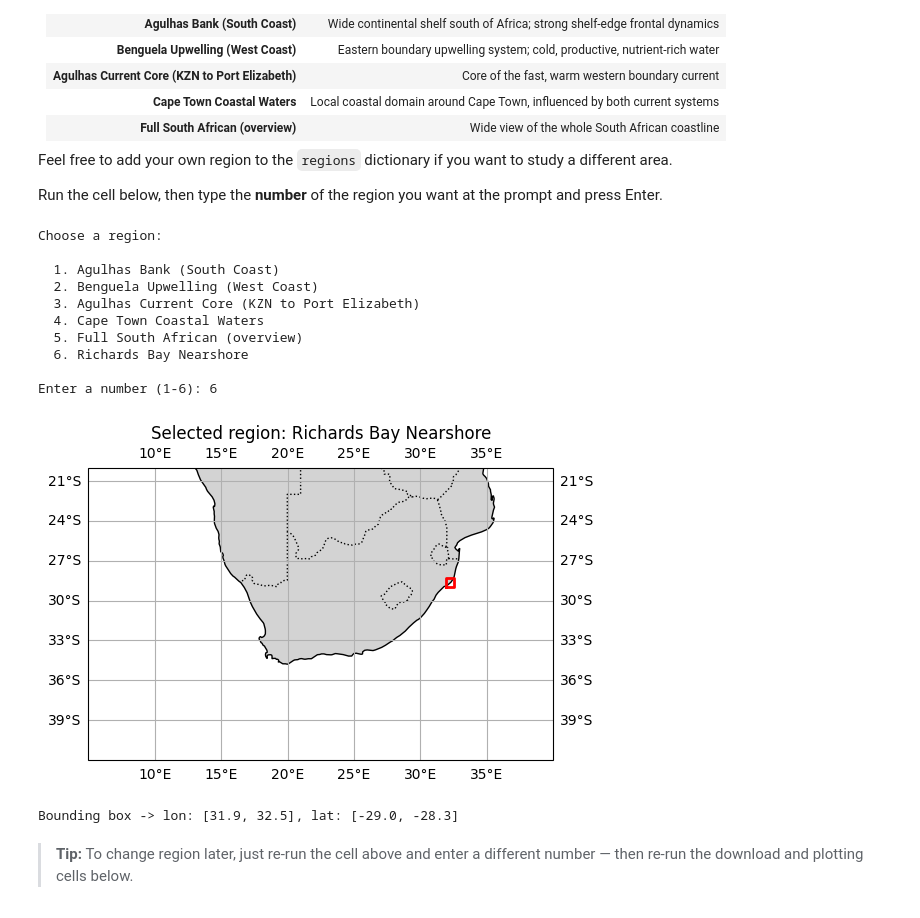
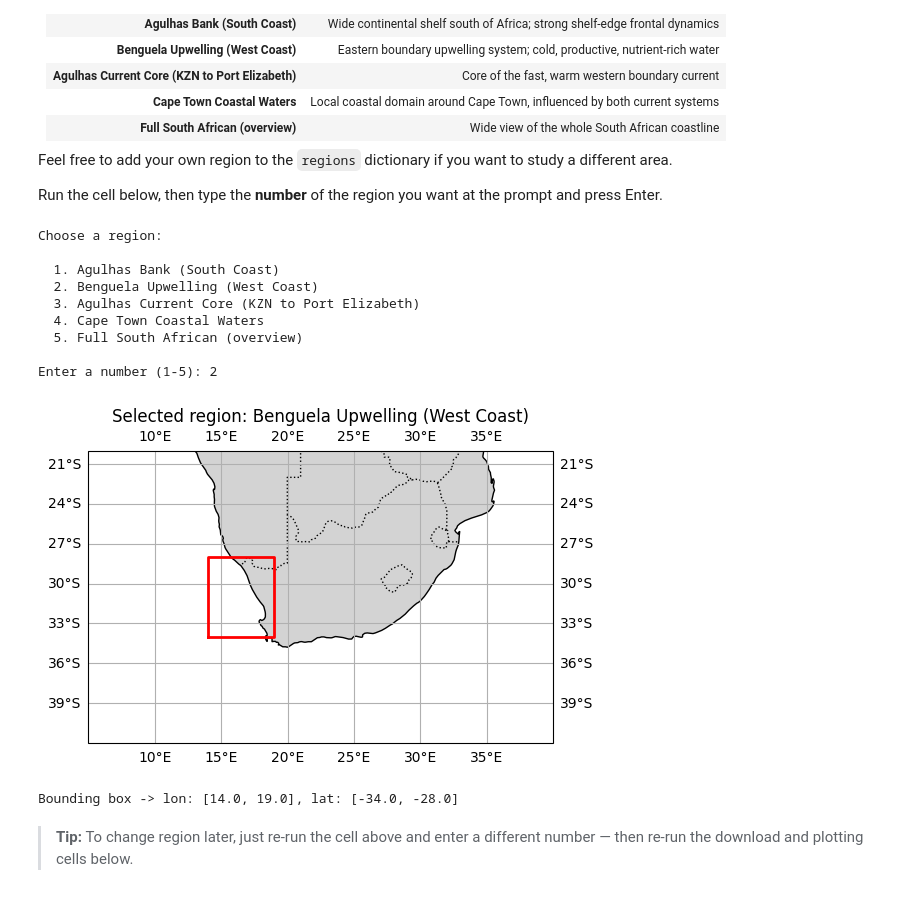
Before and after one commit to nomondemabaso158-lgtm/MBSZIB002_SAMOS-CORE3, a Jupyter notebook: 01_copernicus_marine_forecast_download.ipynb, the cells around one changed output. Cells and saved outputs as stored; diff of their text form; code cells hidden in the pictures.

```diff
--- a/01_copernicus_marine_forecast_download.ipynb
+++ b/01_copernicus_marine_forecast_download.ipynb
@@ -81,7 +81,6 @@ regions = {
     "Agulhas Current Core (KZN to Port Elizabeth)": {"lon_min": 29.0, "lon_max": 35.0, "lat_min": -32.0, "lat_max": -27.0},
     "Cape Town Coastal Waters": {"lon_min": 17.5, "lon_max": 19.5, "lat_min": -35.0, "lat_max": -33.5},
     "Full South African (overview)": {"lon_min": 10.0, "lon_max": 37.0, "lat_min": -40.0, "lat_max": -25.0},
-    "Richards Bay Nearshore": {"lon_min": 31.9, "lon_max": 32.5, "lat_min": -29.0, "lat_max": -28.3}
 }
 
 
@@ -104,37 +103,36 @@ def preview_region(region_name):
     ax.set_title(f"Selected region: {region_name}")
     plt.show()
 
     print(
         f"Bounding box -> lon: [{bbox['lon_min']}, {bbox['lon_max']}], "
         f"lat: [{bbox['lat_min']}, {bbox['lat_max']}]"
     )
 
 
 region_names = list(regions.keys())
 print("Choose a region:\n")
 for i, name in enumerate(region_names, start=1):
     print(f"  {i}. {name}")
 
 choice = input(f"\nEnter a number (1-{len(region_names)}): ").strip()
 selected_name = region_names[int(choice) - 1]
 
 REGION_SELECTED = dict(regions[selected_name])
 REGION_SELECTED["name"] = selected_name
 
 preview_region(selected_name)
 # %% [output]
 Choose a region:
 
   1. Agulhas Bank (South Coast)
   2. Benguela Upwelling (West Coast)
   3. Agulhas Current Core (KZN to Port Elizabeth)
   4. Cape Town Coastal Waters
   5. Full South African (overview)
-  6. Richards Bay Nearshore
 
-Enter a number (1-6): 6
+Enter a number (1-5): 2
-[figure, old version]
+[figure, new version]
-Bounding box -> lon: [31.9, 32.5], lat: [-29.0, -28.3]
+Bounding box -> lon: [14.0, 19.0], lat: [-34.0, -28.0]
 # %% [markdown]
 > **Tip:** To change region later, just re-run the cell above and enter a different number — then re-run the download and plotting cells below.
 # %% [markdown]
```
Also changed, not shown: parts of 32 cells of this notebook.
